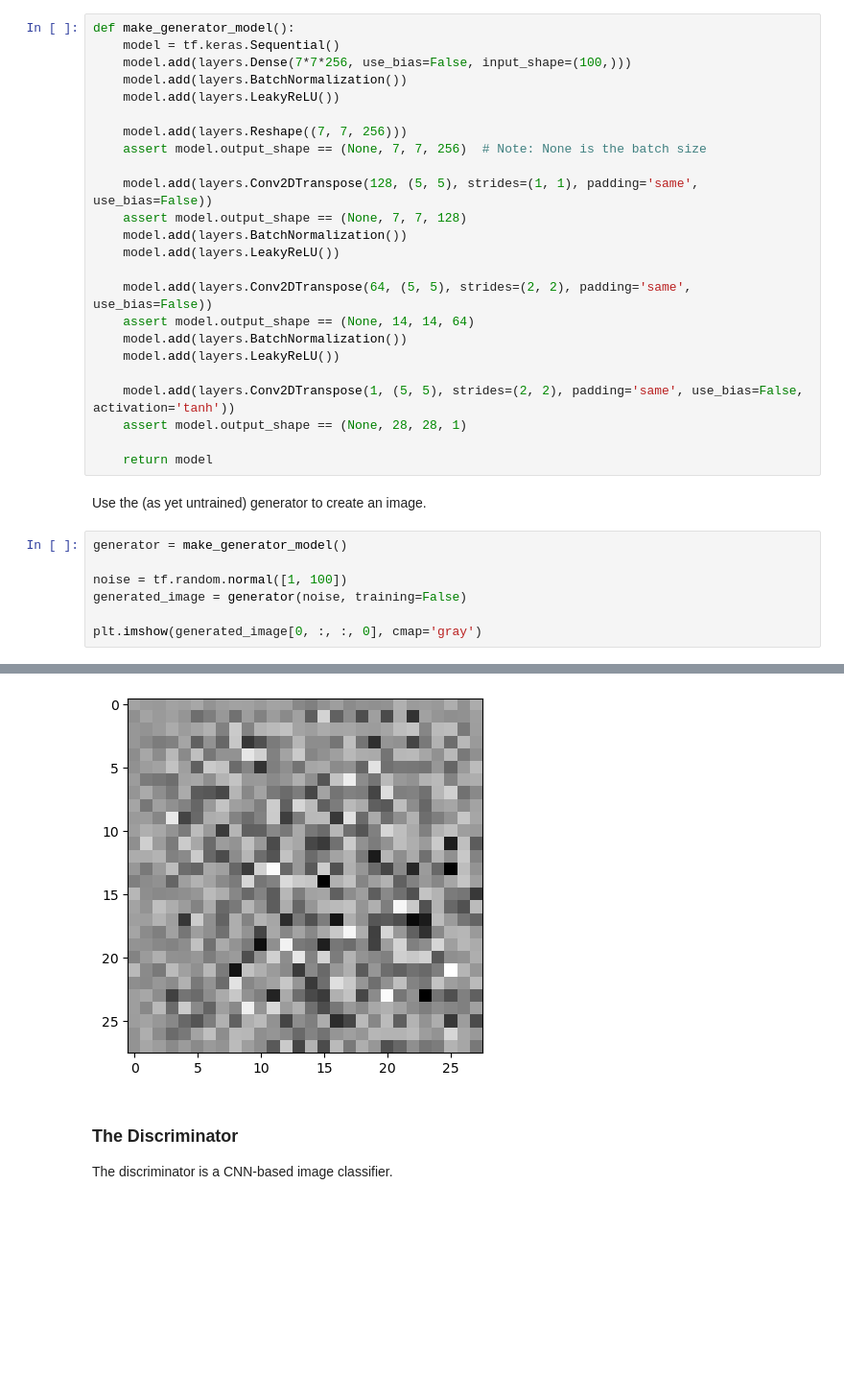
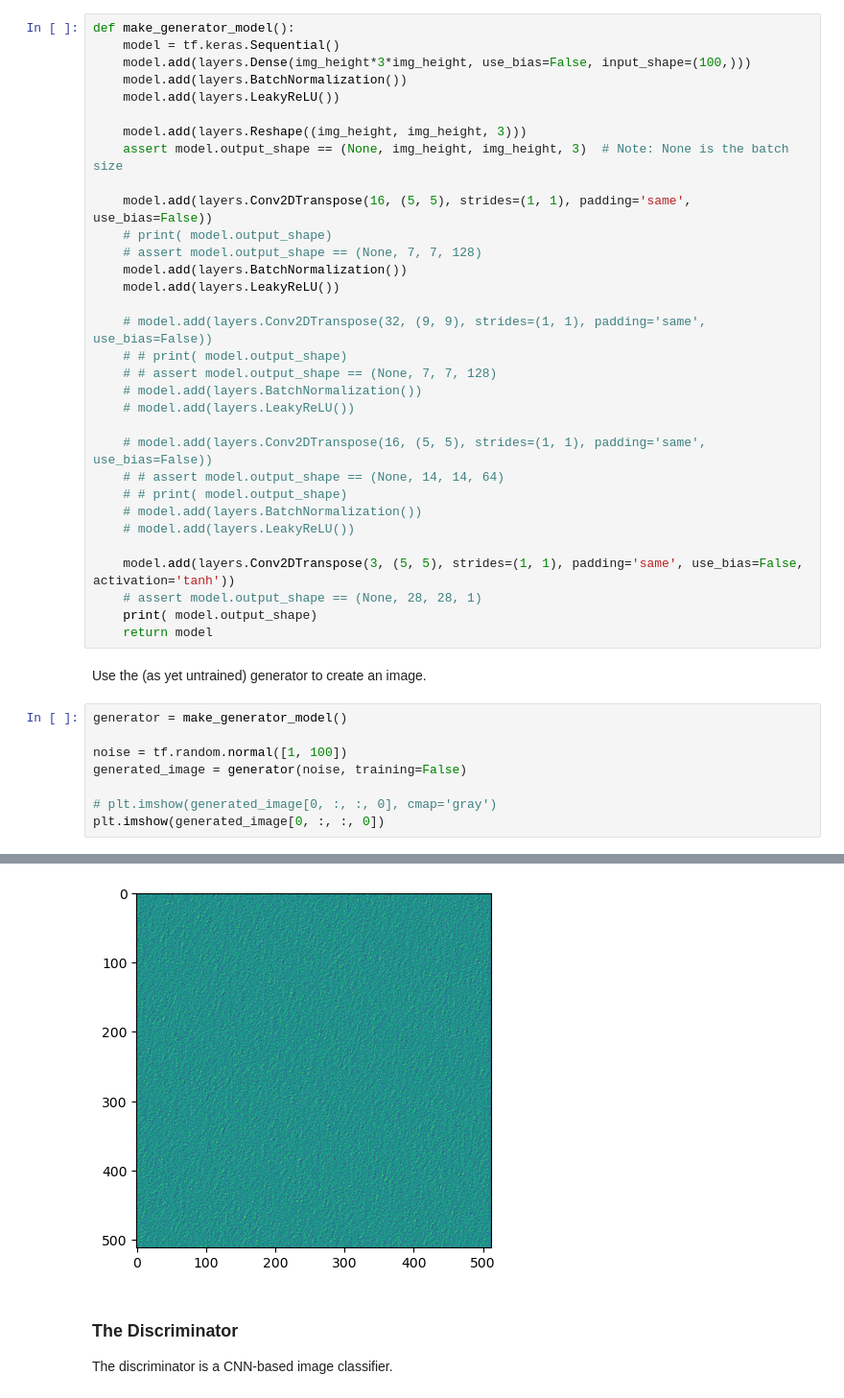
Before and after one commit to izzortsi/abstract_gan_stuff, a Jupyter notebook: dcgan.ipynb, the cells around one changed output, grey strips where cells are left out. Shown at 96% size. Drawn from its saved outputs; the diff is of its cells as text; blank space fills up the shorter version.

```diff
--- a/dcgan.ipynb
+++ b/dcgan.ipynb
@@ -106,26 +112,34 @@ The generator uses `tf.keras.layers.Conv2DTranspose` (upsampling) layers to prod
 # %%
 def make_generator_model():
     model = tf.keras.Sequential()
-    model.add(layers.Dense(7*7*256, use_bias=False, input_shape=(100,)))
+    model.add(layers.Dense(img_height*3*img_height, use_bias=False, input_shape=(100,)))
     model.add(layers.BatchNormalization())
     model.add(layers.LeakyReLU())
 
-    model.add(layers.Reshape((7, 7, 256)))
-    assert model.output_shape == (None, 7, 7, 256)  # Note: None is the batch size
+    model.add(layers.Reshape((img_height, img_height, 3)))
+    assert model.output_shape == (None, img_height, img_height, 3)  # Note: None is the batch size
 
-    model.add(layers.Conv2DTranspose(128, (5, 5), strides=(1, 1), padding='same', use_bias=False))
-    assert model.output_shape == (None, 7, 7, 128)
+    model.add(layers.Conv2DTranspose(16, (5, 5), strides=(1, 1), padding='same', use_bias=False))
+    # print( model.output_shape)
+    # assert model.output_shape == (None, 7, 7, 128)
     model.add(layers.BatchNormalization())
     model.add(layers.LeakyReLU())
 
-    model.add(layers.Conv2DTranspose(64, (5, 5), strides=(2, 2), padding='same', use_bias=False))
-    assert model.output_shape == (None, 14, 14, 64)
-    model.add(layers.BatchNormalization())
-    model.add(layers.LeakyReLU())
+    # model.add(layers.Conv2DTranspose(32, (9, 9), strides=(1, 1), padding='same', use_bias=False))
+    # # print( model.output_shape)
+    # # assert model.output_shape == (None, 7, 7, 128)
+    # model.add(layers.BatchNormalization())
+    # model.add(layers.LeakyReLU())
 
-    model.add(layers.Conv2DTranspose(1, (5, 5), strides=(2, 2), padding='same', use_bias=False, activation='tanh'))
-    assert model.output_shape == (None, 28, 28, 1)
+    # model.add(layers.Conv2DTranspose(16, (5, 5), strides=(1, 1), padding='same', use_bias=False))
+    # # assert model.output_shape == (None, 14, 14, 64)
+    # # print( model.output_shape)
+    # model.add(layers.BatchNormalization())
+    # model.add(layers.LeakyReLU())
 
+    model.add(layers.Conv2DTranspose(3, (5, 5), strides=(1, 1), padding='same', use_bias=False, activation='tanh'))
+    # assert model.output_shape == (None, 28, 28, 1)
+    print( model.output_shape)
     return model
 # %% [markdown]
 Use the (as yet untrained) generator to create an image.
@@ -135,5 +149,6 @@ generator = make_generator_model()
 noise = tf.random.normal([1, 100])
 generated_image = generator(noise, training=False)
 
-plt.imshow(generated_image[0, :, :, 0], cmap='gray')
+# plt.imshow(generated_image[0, :, :, 0], cmap='gray')
+plt.imshow(generated_image[0, :, :, 0])
 # %% [output]
@@ -141,4 +157,4 @@ plt.imshow(generated_image[0, :, :, 0], cmap='gray')
-[figure, old version]
+[figure, new version]
 # %% [markdown]
 ### The Discriminator
 
```
Also changed, not shown: parts of 10 cells of this notebook, 2 other files.
